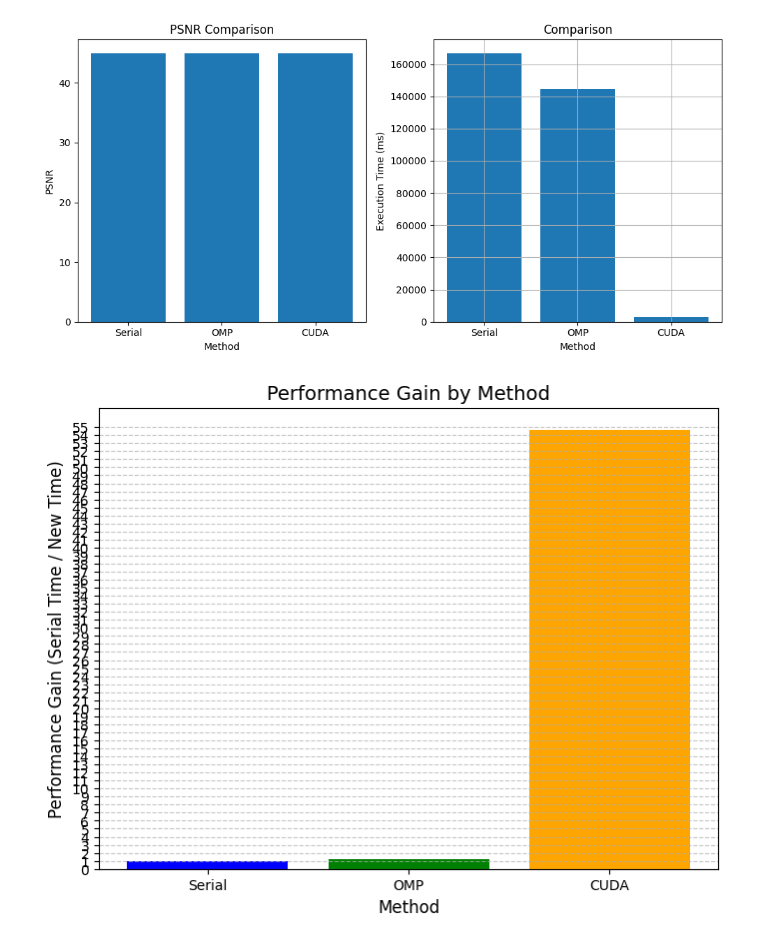
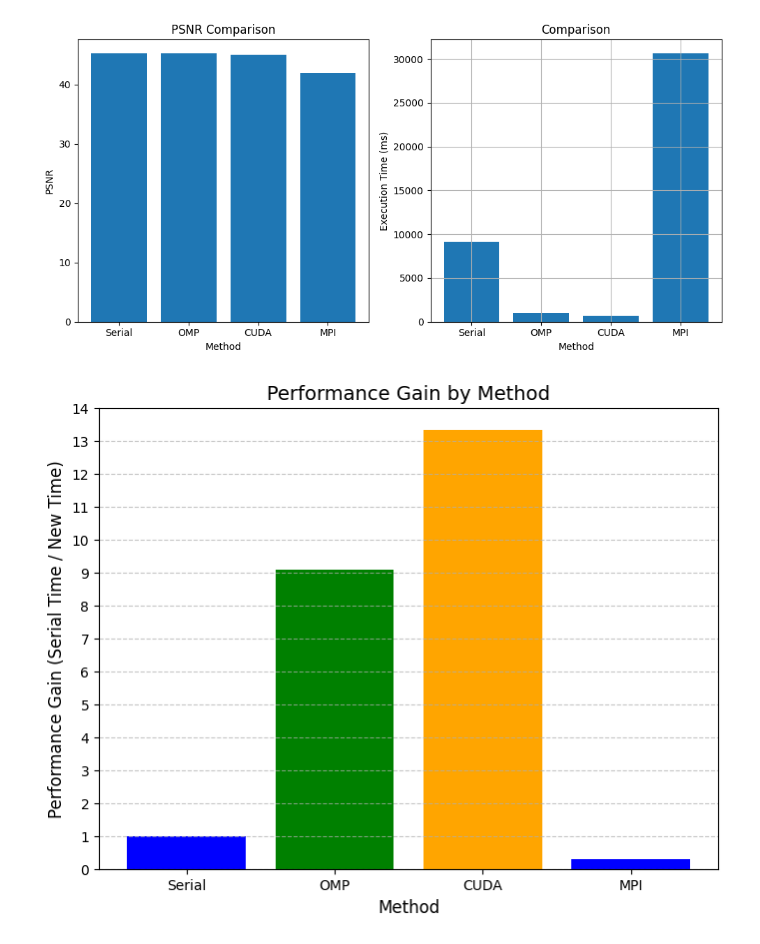
Before and after one commit to LimTienAu/DWTSVD_Watermarking, a Jupyter notebook: DWTSVD_Watermarking/DSPC_main.ipynb, the cells around one changed output. Saved outputs shown, nothing was run; the diff lists cells and outputs as text; code cells hidden in the pictures.

```diff
--- a/DWTSVD_Watermarking/DSPC_main.ipynb
+++ b/DWTSVD_Watermarking/DSPC_main.ipynb
@@ -8,15 +6,6 @@ import numpy as np
 from PIL import Image
 
 def get_image_total_pixels(image_path):
-  """
-  Calculates the total number of pixels in an image.
-
-  Args:
-    image_path: Path to the image file.
-
-  Returns:
-    The total number of pixels in the image, or None if an error occurs.
-  """
   try:
     img = Image.open(image_path)
     width, height = img.size
@@ -30,16 +19,7 @@ def get_image_total_pixels(image_path):
     return None
 
 def run_cpp_executable(executable_path, args):
-  """
-  Runs the specified C++ executable with the given arguments.
 
-  Args:
-    executable_path: Path to the executable file.
-    args: List of arguments to pass to the executable.
-
-  Returns:
-    The output of the executable as a string.
-  """
   try:
     result = subprocess.run([executable_path] + args,
                            stdout=subprocess.PIPE,
@@ -50,17 +30,27 @@ def run_cpp_executable(executable_path, args):
   except subprocess.CalledProcessError as e:
     print(f"Error executing {executable_path}: {e}")
     return ""
-#
-original_images = ["home.jpg", "aldrin.jpg","apollo-medium.jpg"]
-loop_number = "1"
+#"apollo_medium.jpg"
+original_images = ["aldrin.jpg","home.jpg"]
+loop_number = "3"
 executable_path = "./x64/Release/DWTSVD_Watermarking.exe"
+mpi_path = "./x64/Release/MPI_wm.exe"
 #<original_image_path> <watermark_image_path> <watermark_width> <watermark_height> <type> <loop_number>
 #For type: 0 = Serial, 1 = OMP, 2 = CUDA, 3 = MPI
 
+def run_mpi(executable_path, num_iterations, ori, wm, size):
+    num_processes = 6
+    for i in range(num_iterations):
+        print(f"Running MPI iteration {i+1}...")
+        result = subprocess.run(
+            ["mpiexec", "-n", str(num_processes), executable_path, ori, wm, size, size],
+            stdout=subprocess.PIPE,
+            stderr=subprocess.PIPE,
+            text=True,
+        )
+
 def plot_comparison(data):
-    # Define the desired order of methods
     ordered_methods = ['seq', 'omp', 'mpi','cuda']
-    # Extract data in the desired order
     methods = [method for method in ordered_methods if method in data]
     embed_times = [data[method]['embed_time'] for method in methods]
     extract_times = [data[method]['extract_time'] for method in methods]
@@ -72,7 +62,6 @@ def plot_comparison(data):
     psnrs = [d["psnr"] for d in data]
     times = [d["time"] for d in data]
 
-    # Create subplots
     fig, axs = plt.subplots(1, 2, figsize=(10, 5))
 
     # Plot PSNR comparison
@@ -120,26 +109,44 @@ image_paths = [
     "./mpi_watermarked_image.tiff"
 ]
 
-# Load data from JSON file
+watermark_img = "mono.png"  #Path to Watermark image
+watermark_size = "64"
+is_display = "0" #use "1" if you want to display it
 
 
 for i in original_images:
+    open('mpi_time_result.json', 'w').close()
     open('time_result.json', 'w').close()
-    args = [i, "mono.png", "64", "64", "0", loop_number]
 
+    args = [i, watermark_img, watermark_size, watermark_size, "0", loop_number, is_display]
     output = run_cpp_executable(executable_path, args)
     print(output)
-    args = [i, "mono.png", "64", "64", "1", loop_number]
 
+    args = [i, watermark_img, watermark_size, watermark_size, "1", loop_number, is_display]
     output = run_cpp_executable(executable_path, args)
     print(output)
-    args = [i, "mono.png", "64", "64", "2", loop_number]
 
+    args = [i, watermark_img, watermark_size, watermark_size, "2", loop_number, is_display]
     output = run_cpp_executable(executable_path, args)
     print(output)
+
+    run_mpi(mpi_path, int(loop_number), i, watermark_img, watermark_size)
+
+    with open('mpi_time_result.json', 'r') as f:
+        mpi_data = json.load(f)
+        total_psnr = sum(item["psnr"] for item in mpi_data)
+        total_time = sum(item["time"] for item in mpi_data)
+        average_psnr = total_psnr / len(mpi_data)
+        average_time = total_time / len(mpi_data)
+
     with open('time_result.json', 'r') as f:
         data = json.load(f)
 
+    mpi_data = {"method" : "MPI"}
+    mpi_data["psnr"] = average_psnr
+    mpi_data["time"] = average_time
+
+    data.append(mpi_data)
     plot_comparison(data)
 # %% [output]
 Original resized image saved as 'serial_watermarked_image.tiff'.
@@ -183,2 +188,2 @@ New record has been appended to time_result.json
-[figure, old version]
+[figure, new version]
-[figure, old version]
+[figure, new version]
```
Also changed, not shown: parts of 7 cells of this notebook.
